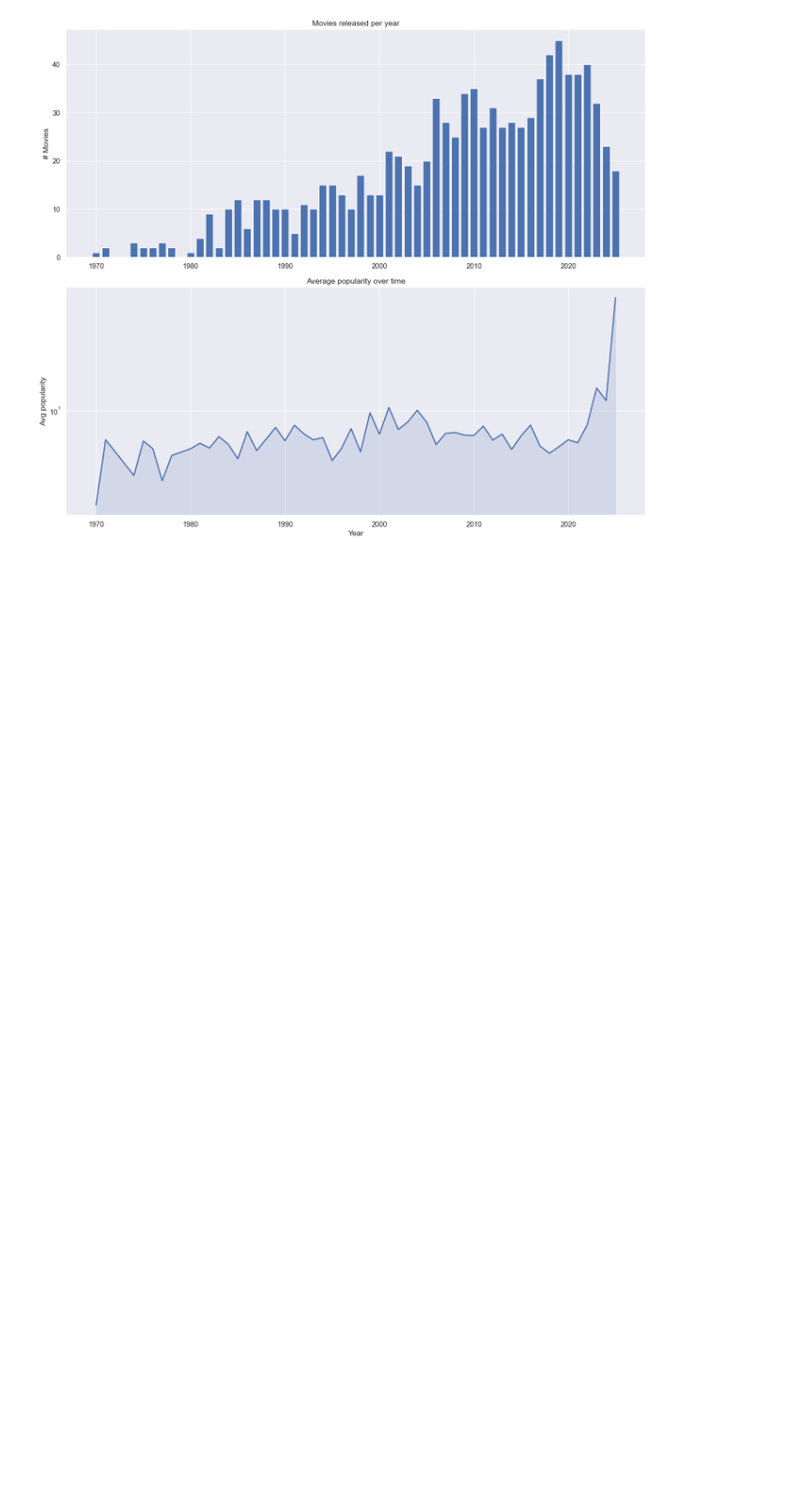
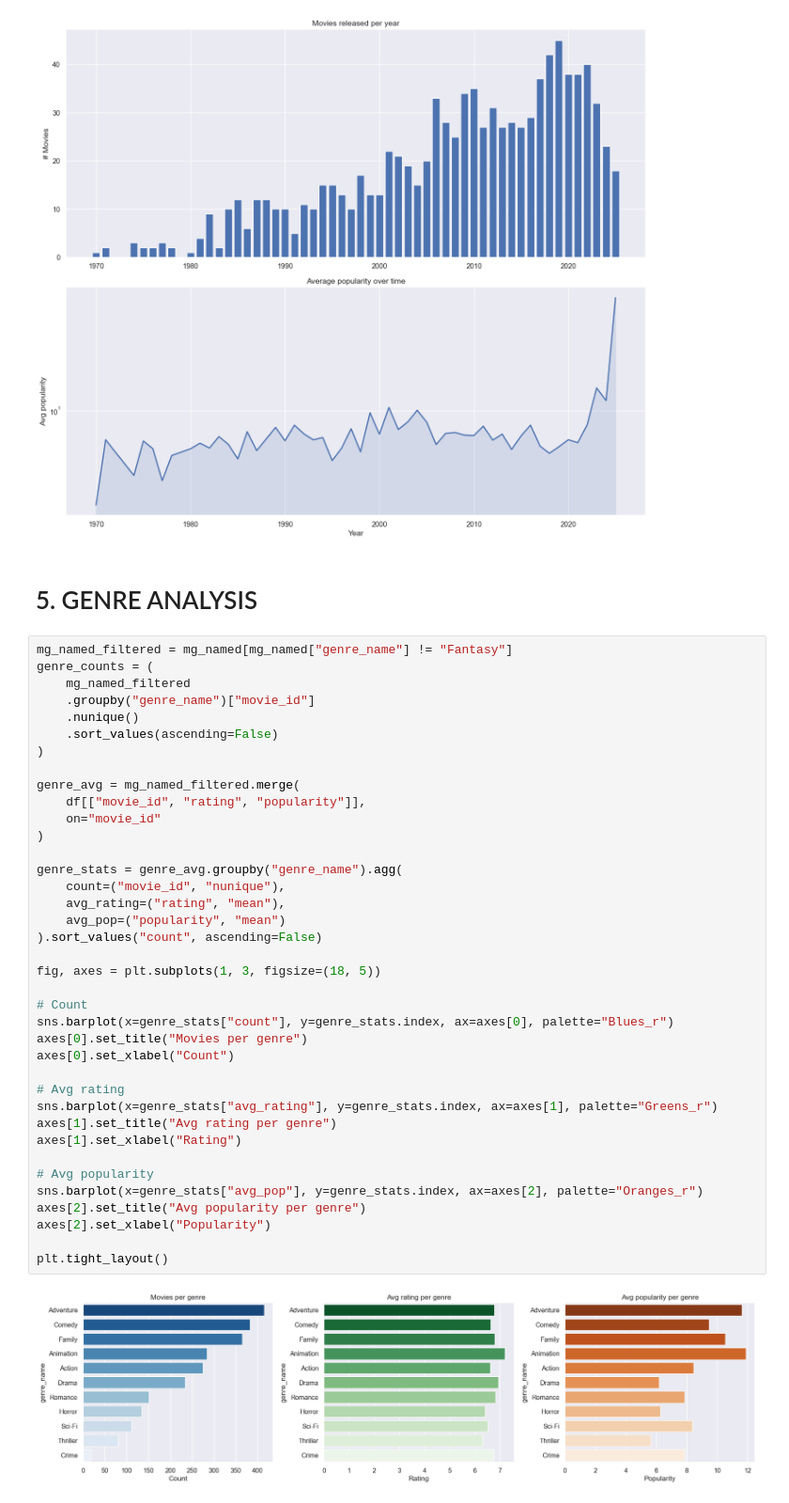
Before and after one commit to GrannyApples/Grupp7_Datavisualisering_DE_UX, a Jupyter notebook: notebooks/eda_anton.ipynb, the cells around one changed output. Shown at 94% size. Drawn from its saved outputs; the diff is of its cells as text; blank space fills up the shorter version.

```diff
--- a/notebooks/eda_anton.ipynb
+++ b/notebooks/eda_anton.ipynb
@@ -275,3 +265,45 @@ axes[1].set_xlabel("Year")
 plt.tight_layout()
 # %% [output]
 [figure]
+# %% [markdown]
+# 5. GENRE ANALYSIS
+# %%
+mg_named_filtered = mg_named[mg_named["genre_name"] != "Fantasy"]
+genre_counts = (
+    mg_named_filtered
+    .groupby("genre_name")["movie_id"]
+    .nunique()
+    .sort_values(ascending=False)
+)
+
+genre_avg = mg_named_filtered.merge(
+    df[["movie_id", "rating", "popularity"]],
+    on="movie_id"
+)
+
+genre_stats = genre_avg.groupby("genre_name").agg(
+    count=("movie_id", "nunique"),
+    avg_rating=("rating", "mean"),
+    avg_pop=("popularity", "mean")
+).sort_values("count", ascending=False)
+
+fig, axes = plt.subplots(1, 3, figsize=(18, 5))
+
+# Count
+sns.barplot(x=genre_stats["count"], y=genre_stats.index, ax=axes[0], palette="Blues_r")
+axes[0].set_title("Movies per genre")
+axes[0].set_xlabel("Count")
+
+# Avg rating
+sns.barplot(x=genre_stats["avg_rating"], y=genre_stats.index, ax=axes[1], palette="Greens_r")
+axes[1].set_title("Avg rating per genre")
+axes[1].set_xlabel("Rating")
+
+# Avg popularity
+sns.barplot(x=genre_stats["avg_pop"], y=genre_stats.index, ax=axes[2], palette="Oranges_r")
+axes[2].set_title("Avg popularity per genre")
+axes[2].set_xlabel("Popularity")
+
+plt.tight_layout()
+# %% [output]
+[figure, added]
```
Also changed, not shown: parts of 37 cells of this notebook, 2 other files.
